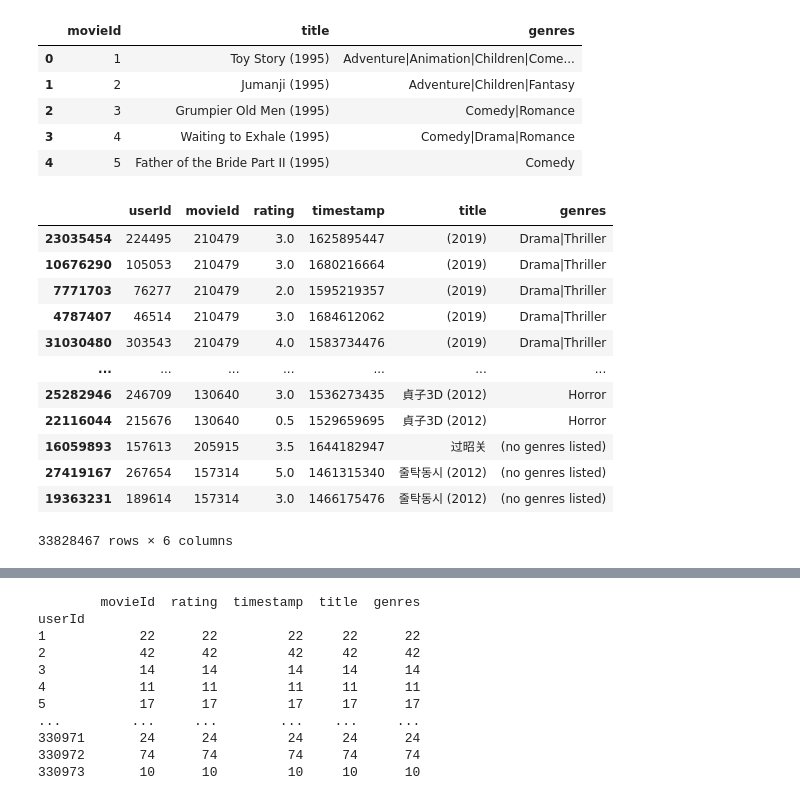
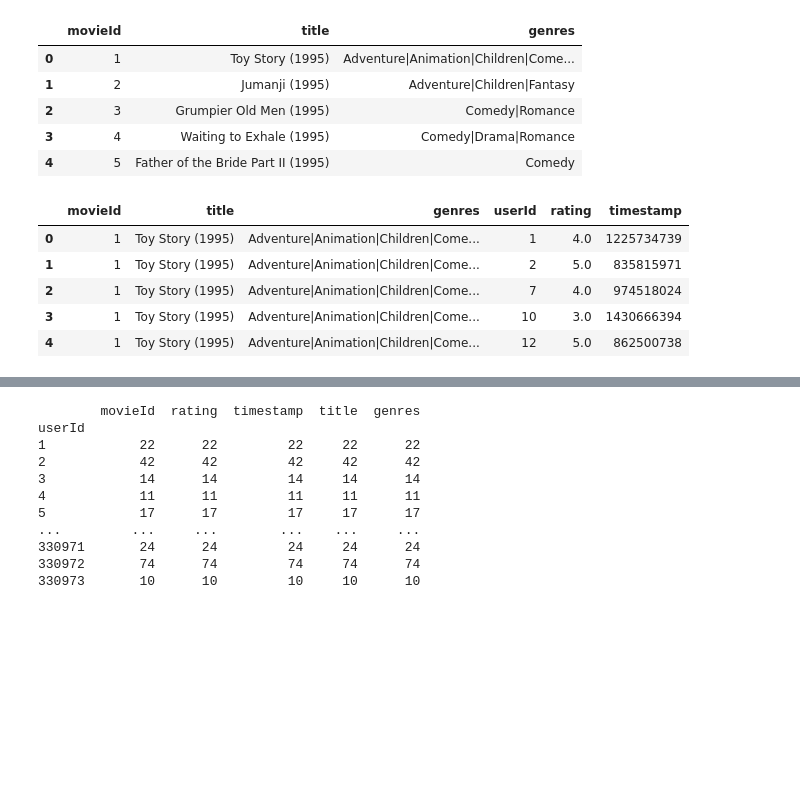
Before and after one commit to bearwinterfirth/movie_recommender, a Jupyter notebook: test.ipynb, the cells around one changed output, grey strips where cells are left out. Saved outputs shown, nothing was run; the diff lists cells and outputs as text; code cells hidden in the pictures; blank space fills up the shorter version.

Commit message:
merging tags genres year

```diff
--- a/test.ipynb
+++ b/test.ipynb
@@ -50,25 +32,17 @@ movies.head()
 | 3 | 4 | Waiting to Exhale (1995) | Comedy|Drama|Romance |
 | 4 | 5 | Father of the Bride Part II (1995) | Comedy |
 # %%
-merged = ratings.merge(movies, on="movieId")
+merged = movies.merge(ratings, on="movieId")
 # %%
 
 merged.head()
-merged.sort_values(by="title")
 # %% [output]
-|  | userId | movieId | rating | timestamp | title | genres |
-| 23035454 | 224495 | 210479 | 3.0 | 1625895447 | (2019) | Drama|Thriller |
-| 10676290 | 105053 | 210479 | 3.0 | 1680216664 | (2019) | Drama|Thriller |
-| 7771703 | 76277 | 210479 | 2.0 | 1595219357 | (2019) | Drama|Thriller |
-| 4787407 | 46514 | 210479 | 3.0 | 1684612062 | (2019) | Drama|Thriller |
-| 31030480 | 303543 | 210479 | 4.0 | 1583734476 | (2019) | Drama|Thriller |
-| ... | ... | ... | ... | ... | ... | ... |
-| 25282946 | 246709 | 130640 | 3.0 | 1536273435 | 貞子3D (2012) | Horror |
-| 22116044 | 215676 | 130640 | 0.5 | 1529659695 | 貞子3D (2012) | Horror |
-| 16059893 | 157613 | 205915 | 3.5 | 1644182947 | 过昭关 | (no genres listed) |
-| 27419167 | 267654 | 157314 | 5.0 | 1461315340 | 줄탁동시 (2012) | (no genres listed) |
-| 19363231 | 189614 | 157314 | 3.0 | 1466175476 | 줄탁동시 (2012) | (no genres listed) |
+|  | movieId | title | genres | userId | rating | timestamp |
+| 0 | 1 | Toy Story (1995) | Adventure|Animation|Children|Come... | 1 | 4.0 | 1225734739 |
+| 1 | 1 | Toy Story (1995) | Adventure|Animation|Children|Come... | 2 | 5.0 | 835815971 |
+| 2 | 1 | Toy Story (1995) | Adventure|Animation|Children|Come... | 7 | 4.0 | 974518024 |
+| 3 | 1 | Toy Story (1995) | Adventure|Animation|Children|Come... | 10 | 3.0 | 1430666394 |
+| 4 | 1 | Toy Story (1995) | Adventure|Animation|Children|Come... | 12 | 5.0 | 862500738 |
-33828467 rows × 6 columns
 # %%
 merged=merged[merged["timestamp"]%2==0]
 # %%
```
Also changed, not shown: parts of 4 cells of this notebook, 1 other file.
